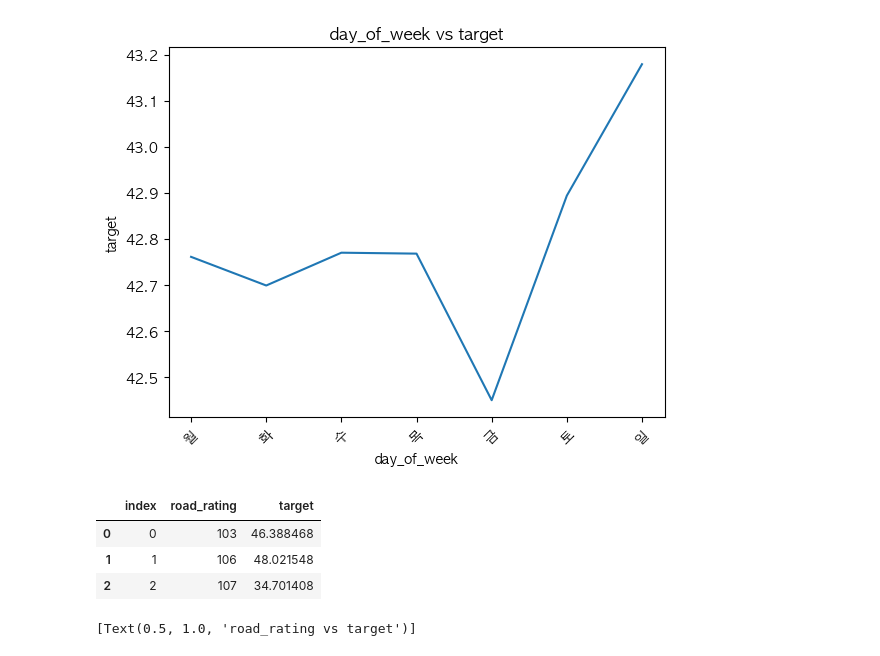
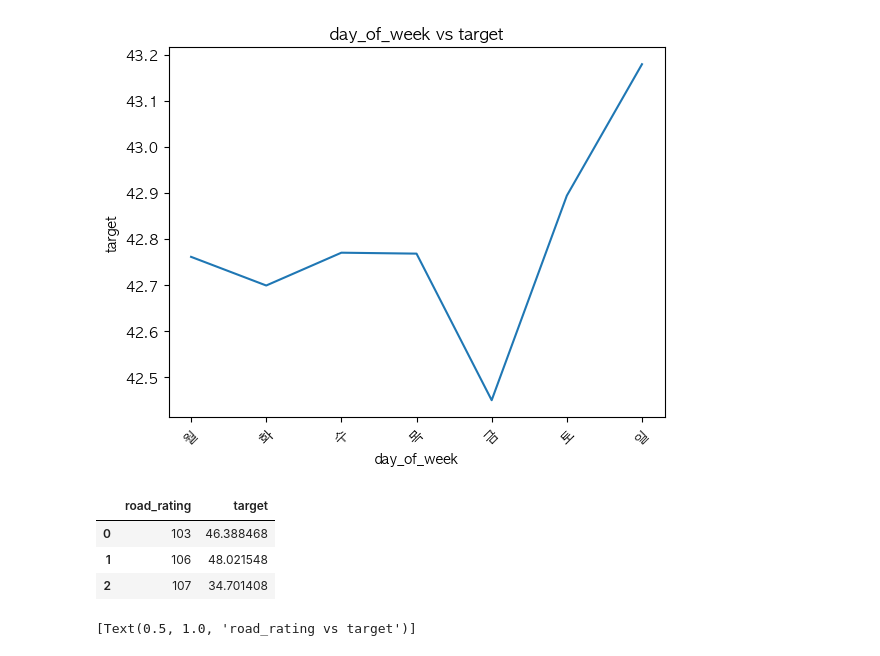
Before and after one commit to yyeseull/Side_Project, a Jupyter notebook: DACON/Jeju_traffic/jeju_traffic_eda.ipynb, the cells around one changed output. Cells and saved outputs as stored; diff of their text form; code cells hidden in the pictures.

```diff
--- a/DACON/Jeju_traffic/jeju_traffic_eda.ipynb
+++ b/DACON/Jeju_traffic/jeju_traffic_eda.ipynb
@@ -119,0 +163,4 @@ dtype: int64
+# %%
+#해당 컬럼 삭제
+df_train.drop(['vehicle_restricted',"height_restricted"],axis=1,inplace=True)
+df_test.drop(["vehicle_restricted", "height_restricted"], axis = 1, inplace = True)
@@ -191,0 +306,4 @@ show_dist_plot(df_train,'target', numerical_columns)
+# %%
+df_train_day = df_train.copy()
+df_train_day["base_date"]= pd.to_datetime(df_train["base_date"],format='%Y%m%d')
+df_train_day.head()
@@ -191,0 +318,5 @@ show_dist_plot(df_train,'target', numerical_columns)
+# %%
+df_train_day['year']= df_train_day['base_date'].dt.year
+df_train_day['month']= df_train_day['base_date'].dt.month
+df_train_day['day']= df_train_day['base_date'].dt.day
+df_train_day.head()
@@ -192,6 +331,6 @@ show_dist_plot(df_train,'target', numerical_columns)
 # %%
 def groupby_target (a):
-    df_groupby = df_train[[a,'target']]
+    df_groupby = df_train_day[[a,'target']]
     df_groupby = df_groupby.groupby(a).mean().reset_index()
 
     return df_groupby
@@ -217,13 +356,13 @@ sns.lineplot(x='day_of_week',y='target',data=df_day_target).set(title='day_of_we
 [figure]
 # %%
 df_rating_target=groupby_target('road_rating')
-df_rating_target=df_rating_target.reset_index()
+df_rating_target=df_rating_target
 df_rating_target
 # %% [output]
-|  | index | road_rating | target |
-| 0 | 0 | 103 | 46.388468 |
-| 1 | 1 | 106 | 48.021548 |
-| 2 | 2 | 107 | 34.701408 |
+|  | road_rating | target |
+| 0 | 103 | 46.388468 |
+| 1 | 106 | 48.021548 |
+| 2 | 107 | 34.701408 |
 # %%
 plt.xticks(rotation=45)
 sns.barplot(x='road_rating',y='target',data=df_rating_target).set(title='road_rating vs target')
```
Also changed, not shown: parts of 19 cells of this notebook.
